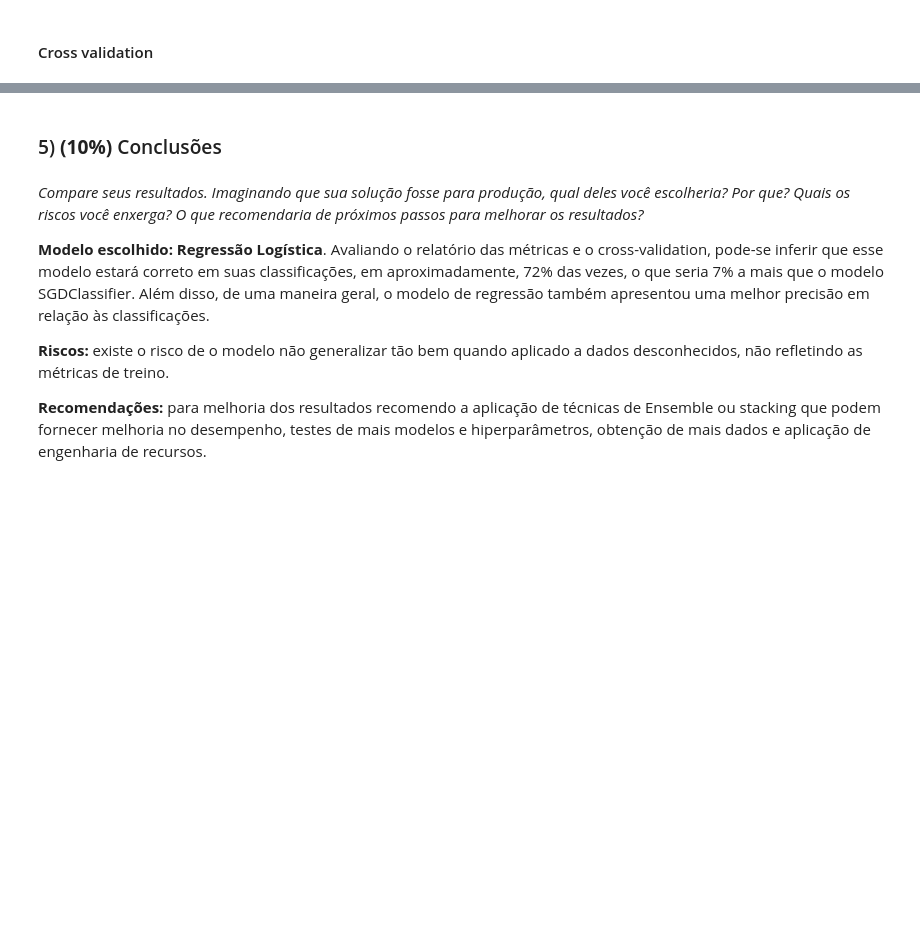
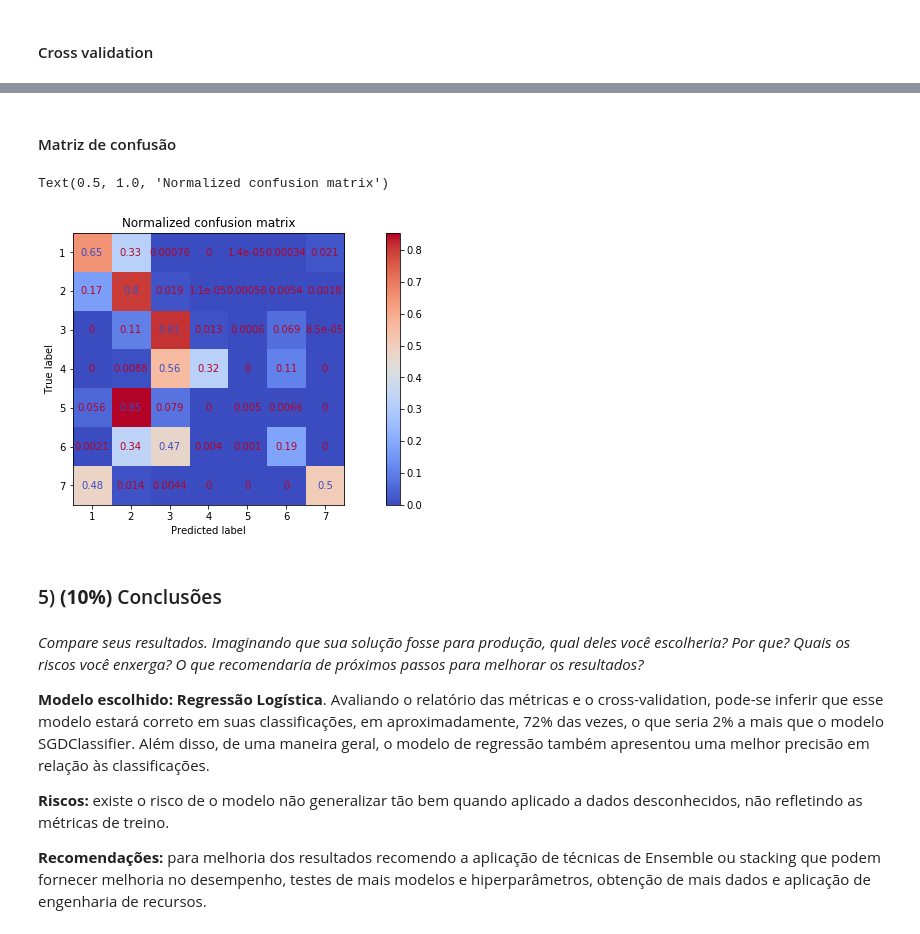
Before and after one commit to LilianeAquino/classificador_projeto_2, a Jupyter notebook: template.ipynb, the cells around one changed output, grey strips where cells are left out. Saved outputs shown, nothing was run; the diff lists cells and outputs as text; code cells hidden in the pictures; blank space fills up the shorter version.

```diff
--- a/template.ipynb
+++ b/template.ipynb
@@ -479,7 +496,7 @@ parameters = {
 # %% [markdown]
 #### GridSearch
 # %%
-grid = GridSearchCV(pipe, parameters, cv=5, scoring='neg_mean_squared_error', n_jobs=-1)
+grid = GridSearchCV(pipe, parameters, cv=5, scoring='accuracy', n_jobs=-1)
 # %%
 grid_result = grid.fit(data, target)
 # %%
@@ -567,9 +584,25 @@ Accuracy: 0.67 (+/- 0.00)
+# %% [markdown]
+#### Matriz de confusão
+# %%
+np.set_printoptions(precision=2)
+
+plt.rcParams['figure.figsize'] = [15, 5]
+
+disp = plot_confusion_matrix(sgdBest, X_test, y_test,
+                                 display_labels=[1, 2, 3, 4, 5, 6, 7],
+                                 cmap=plt.cm.coolwarm,
+                                 normalize='true'
+                                 )
+disp.ax_.set_title('Normalized confusion matrix')
+# %% [output]
+Text(0.5, 1.0, 'Normalized confusion matrix')
+[figure, added]
 # %% [markdown]
 ### 5) **(10%)** Conclusões
 # %% [markdown]
 *Compare seus resultados. Imaginando que sua solução fosse para produção, qual deles você escolheria? Por que? Quais os riscos você enxerga? O que recomendaria de próximos passos para melhorar os resultados?*
 
-**Modelo escolhido:** **Regressão Logística**. Avaliando o relatório das métricas e o cross-validation, pode-se inferir que esse modelo estará correto em suas classificações, em aproximadamente, 72% das vezes, o que seria 7% a mais que o modelo SGDClassifier. Além disso, de uma maneira geral, o modelo de regressão também apresentou uma melhor precisão em relação às classificações.
+**Modelo escolhido:** **Regressão Logística**. Avaliando o relatório das métricas e o cross-validation, pode-se inferir que esse modelo estará correto em suas classificações, em aproximadamente, 72% das vezes, o que seria 2% a mais que o modelo SGDClassifier. Além disso, de uma maneira geral, o modelo de regressão também apresentou uma melhor precisão em relação às classificações.
 
 **Riscos:** existe o risco de o modelo não generalizar tão bem quando aplicado a dados desconhecidos, não refletindo as métricas de treino.
 
```
Also changed, not shown: parts of 13 cells of this notebook.
